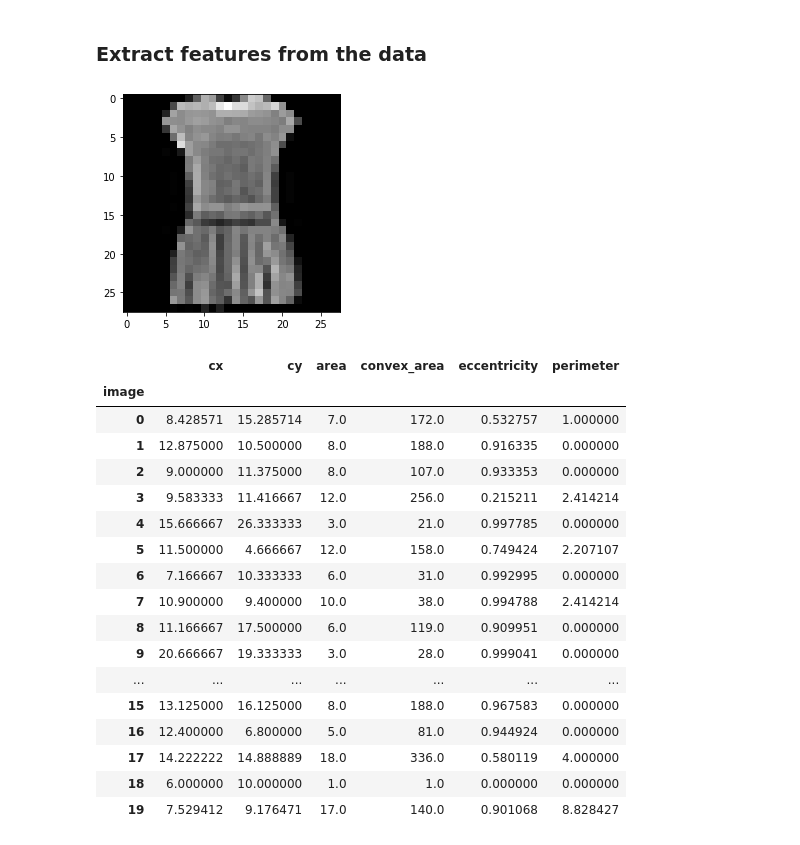
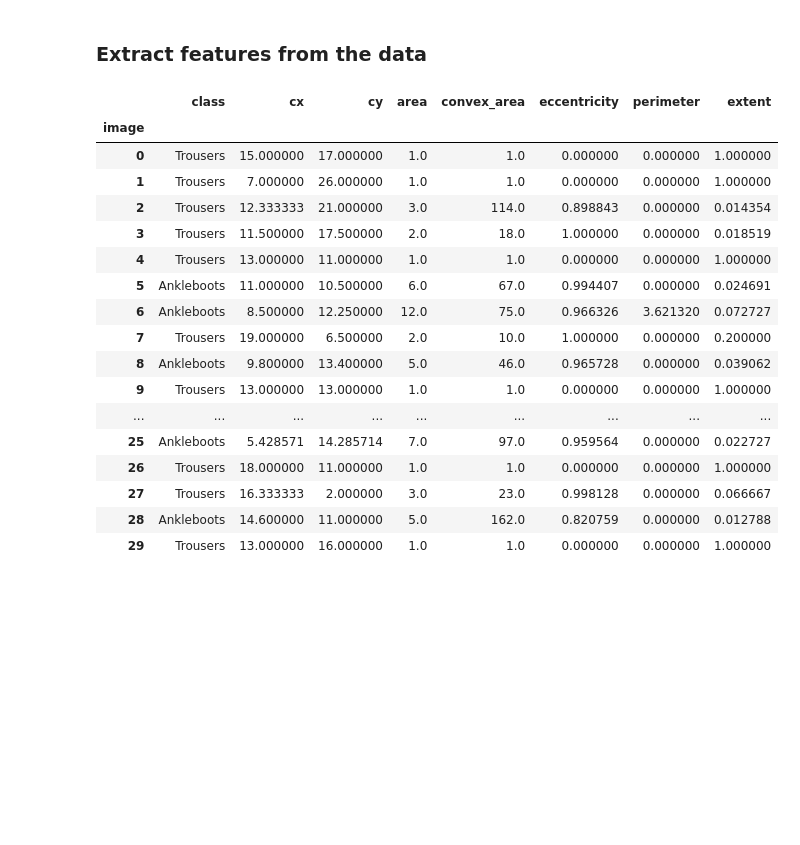
Before and after one commit to danielhp97/MLVC_1, a Jupyter notebook: Assignment1.ipynb, the cells around one changed output. Saved outputs shown, nothing was run; the diff lists cells and outputs as text; code cells hidden in the pictures; blank space fills up the shorter version.

```diff
--- a/Assignment1.ipynb
+++ b/Assignment1.ipynb
@@ -18,41 +20,34 @@ x_train, y_train, x_test, y_test = data_manager.read_mnist_data()
 # %% [markdown]
 ### Extract features from the data
 # %%
-### Extracting subset of classes Dress(3) and Sneaker(7)
-indices = np.where((y_train == 3) | (y_train == 7))
+### Extracting subset of classes Ankle boot(1) and Trousers(9)
+indices = np.where((y_train == 1) | (y_train == 9))
 mnist_subset_rows = x_train[indices]
-mnist_subset = mnist_subset_rows.reshape(mnist_subset_rows.shape[0],28,28)
+image_subset = mnist_subset_rows.reshape(mnist_subset_rows.shape[0],28,28)
+label_subset = y_train[indices]
 
-plt.imshow(mnist_subset[0],  cmap='gray')
-plt.show()
+# plt.imshow(mnist_subset[0],  cmap='gray')
+# plt.show()
 
-features_subset = data_manager.extract_features(mnist_subset[:20])
-#print(features_subset)
-
+### Subeset containing the first 20 images
+features_subset = data_manager.extract_features(image_subset[20:50], label_subset[20:50])
 features_subset
-
-# not working in VSC ?!
-# plt.imshow (features_subset.area, cmap='gray')
-
-
-# plt.plot(X,Y, 'o', color='red' if X == -1 else 'blue')
 # %% [output]
-[figure, removed]
-|  | cx | cy | area | convex_area | eccentricity | perimeter |
-| image |  |  |  |  |  |  |
-| 0 | 8.428571 | 15.285714 | 7.0 | 172.0 | 0.532757 | 1.000000 |
-| 1 | 12.875000 | 10.500000 | 8.0 | 188.0 | 0.916335 | 0.000000 |
-| 2 | 9.000000 | 11.375000 | 8.0 | 107.0 | 0.933353 | 0.000000 |
-| 3 | 9.583333 | 11.416667 | 12.0 | 256.0 | 0.215211 | 2.414214 |
-| 4 | 15.666667 | 26.333333 | 3.0 | 21.0 | 0.997785 | 0.000000 |
-| 5 | 11.500000 | 4.666667 | 12.0 | 158.0 | 0.749424 | 2.207107 |
-| 6 | 7.166667 | 10.333333 | 6.0 | 31.0 | 0.992995 | 0.000000 |
-| 7 | 10.900000 | 9.400000 | 10.0 | 38.0 | 0.994788 | 2.414214 |
-| 8 | 11.166667 | 17.500000 | 6.0 | 119.0 | 0.909951 | 0.000000 |
-| 9 | 20.666667 | 19.333333 | 3.0 | 28.0 | 0.999041 | 0.000000 |
-| ... | ... | ... | ... | ... | ... | ... |
-| 15 | 13.125000 | 16.125000 | 8.0 | 188.0 | 0.967583 | 0.000000 |
-| 16 | 12.400000 | 6.800000 | 5.0 | 81.0 | 0.944924 | 0.000000 |
-| 17 | 14.222222 | 14.888889 | 18.0 | 336.0 | 0.580119 | 4.000000 |
-| 18 | 6.000000 | 10.000000 | 1.0 | 1.0 | 0.000000 | 0.000000 |
-| 19 | 7.529412 | 9.176471 | 17.0 | 140.0 | 0.901068 | 8.828427 |
+|  | class | cx | cy | area | convex_area | eccentricity | perimeter | extent |
+| image |  |  |  |  |  |  |  |  |
+| 0 | Trousers | 15.000000 | 17.000000 | 1.0 | 1.0 | 0.000000 | 0.000000 | 1.000000 |
+| 1 | Trousers | 7.000000 | 26.000000 | 1.0 | 1.0 | 0.000000 | 0.000000 | 1.000000 |
+| 2 | Trousers | 12.333333 | 21.000000 | 3.0 | 114.0 | 0.898843 | 0.000000 | 0.014354 |
+| 3 | Trousers | 11.500000 | 17.500000 | 2.0 | 18.0 | 1.000000 | 0.000000 | 0.018519 |
+| 4 | Trousers | 13.000000 | 11.000000 | 1.0 | 1.0 | 0.000000 | 0.000000 | 1.000000 |
+| 5 | Ankleboots | 11.000000 | 10.500000 | 6.0 | 67.0 | 0.994407 | 0.000000 | 0.024691 |
+| 6 | Ankleboots | 8.500000 | 12.250000 | 12.0 | 75.0 | 0.966326 | 3.621320 | 0.072727 |
+| 7 | Trousers | 19.000000 | 6.500000 | 2.0 | 10.0 | 1.000000 | 0.000000 | 0.200000 |
+| 8 | Ankleboots | 9.800000 | 13.400000 | 5.0 | 46.0 | 0.965728 | 0.000000 | 0.039062 |
+| 9 | Trousers | 13.000000 | 13.000000 | 1.0 | 1.0 | 0.000000 | 0.000000 | 1.000000 |
+| ... | ... | ... | ... | ... | ... | ... | ... | ... |
+| 25 | Ankleboots | 5.428571 | 14.285714 | 7.0 | 97.0 | 0.959564 | 0.000000 | 0.022727 |
+| 26 | Trousers | 18.000000 | 11.000000 | 1.0 | 1.0 | 0.000000 | 0.000000 | 1.000000 |
+| 27 | Trousers | 16.333333 | 2.000000 | 3.0 | 23.0 | 0.998128 | 0.000000 | 0.066667 |
+| 28 | Ankleboots | 14.600000 | 11.000000 | 5.0 | 162.0 | 0.820759 | 0.000000 | 0.012788 |
+| 29 | Trousers | 13.000000 | 16.000000 | 1.0 | 1.0 | 0.000000 | 0.000000 | 1.000000 |
```
Also changed, not shown: parts of 4 cells of this notebook, 4 other files.
